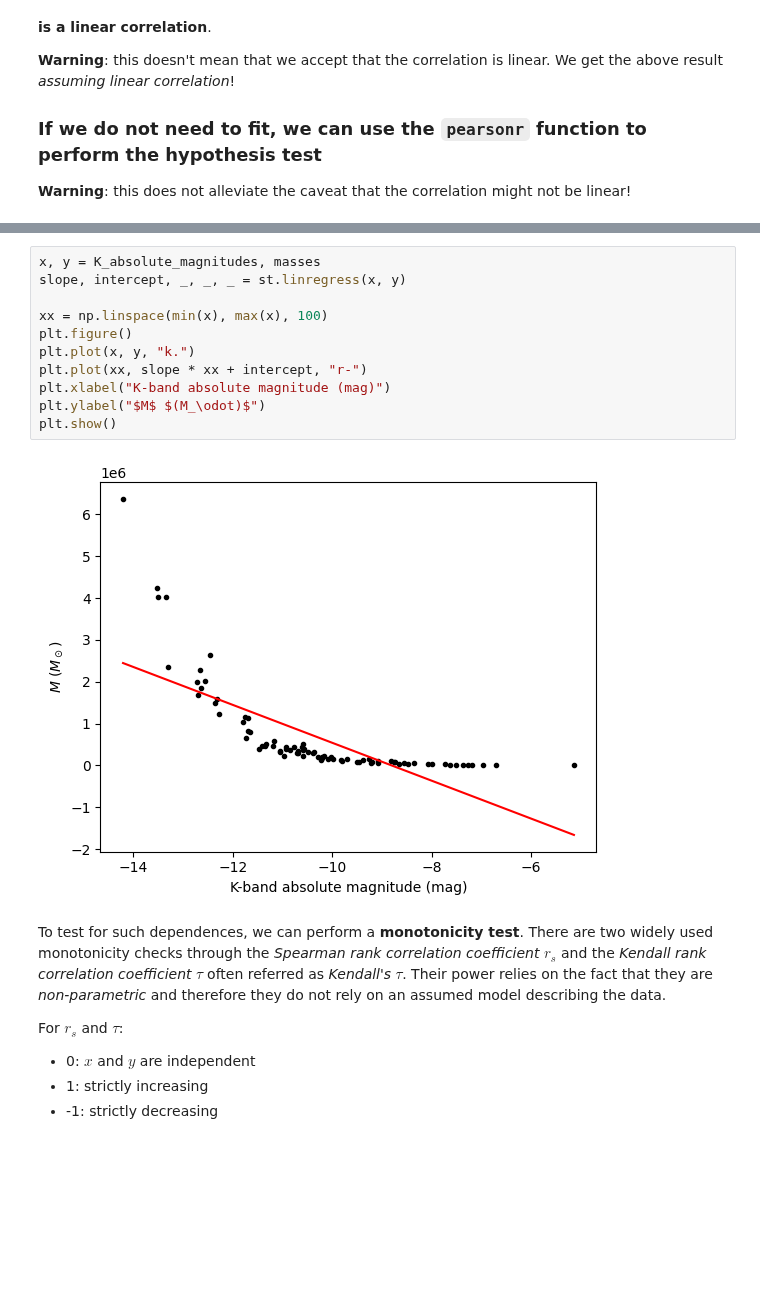
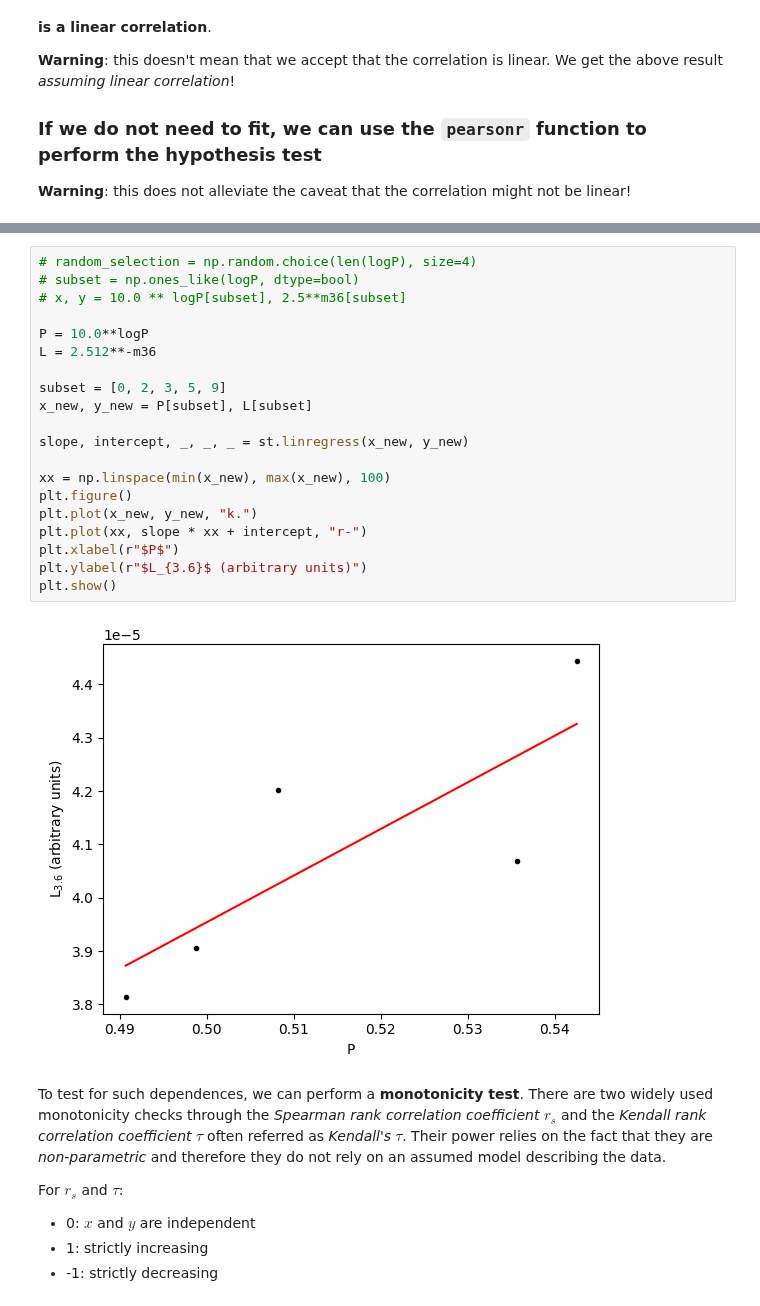
Before and after one commit to astrostatistics-in-crete/2024_summer_school, a Jupyter notebook: 04_MLE/MLE_AnswerKey.ipynb, the cells around one changed output, grey strips where cells are left out. Drawn from its saved outputs; the diff is of its cells as text; blank space fills up the shorter version.

```diff
--- a/04_MLE/MLE_AnswerKey.ipynb
+++ b/04_MLE/MLE_AnswerKey.ipynb
@@ -336,16 +327,25 @@ The Pearson correlation test would... not be very appropriate without logging th
 # %%
-x, y = K_absolute_magnitudes, masses
-slope, intercept, _, _, _ = st.linregress(x, y)
+# random_selection = np.random.choice(len(logP), size=4)
+# subset = np.ones_like(logP, dtype=bool)
+# x, y = 10.0 ** logP[subset], 2.5**m36[subset]
 
-xx = np.linspace(min(x), max(x), 100)
+P = 10.0**logP
+L = 2.512**-m36
+
+subset = [0, 2, 3, 5, 9]
+x_new, y_new = P[subset], L[subset]
+
+slope, intercept, _, _, _ = st.linregress(x_new, y_new)
+
+xx = np.linspace(min(x_new), max(x_new), 100)
 plt.figure()
-plt.plot(x, y, "k.")
+plt.plot(x_new, y_new, "k.")
 plt.plot(xx, slope * xx + intercept, "r-")
-plt.xlabel("K-band absolute magnitude (mag)")
-plt.ylabel("$M$ $(M_\odot)$")
+plt.xlabel(r"$P$")
+plt.ylabel(r"$L_{3.6}$ (arbitrary units)")
 plt.show()
 # %% [output]
-[figure, old version]
+[figure, new version]
 # %% [markdown]
 To test for such dependences, we can perform a **monotonicity test**. There are two widely used monotonicity checks through the *Spearman rank correlation coefficient* $r_s$ and the *Kendall rank correlation coefficient* $\tau$ often referred as *Kendall's $\tau$*. Their power relies on the fact that they are *non-parametric* and therefore they do not rely on an assumed model describing the data.
 
```
Also changed, not shown: parts of 10 cells of this notebook.
